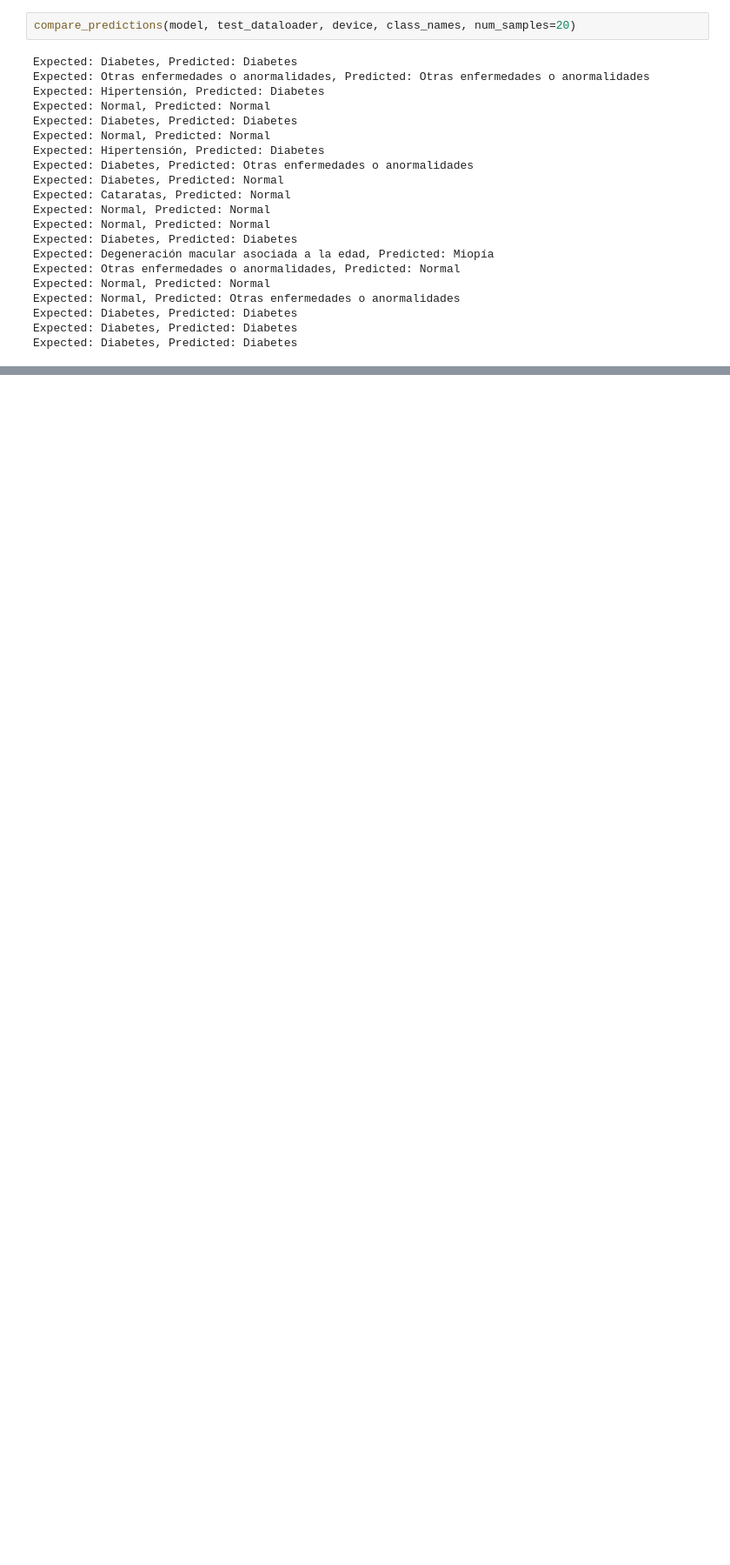
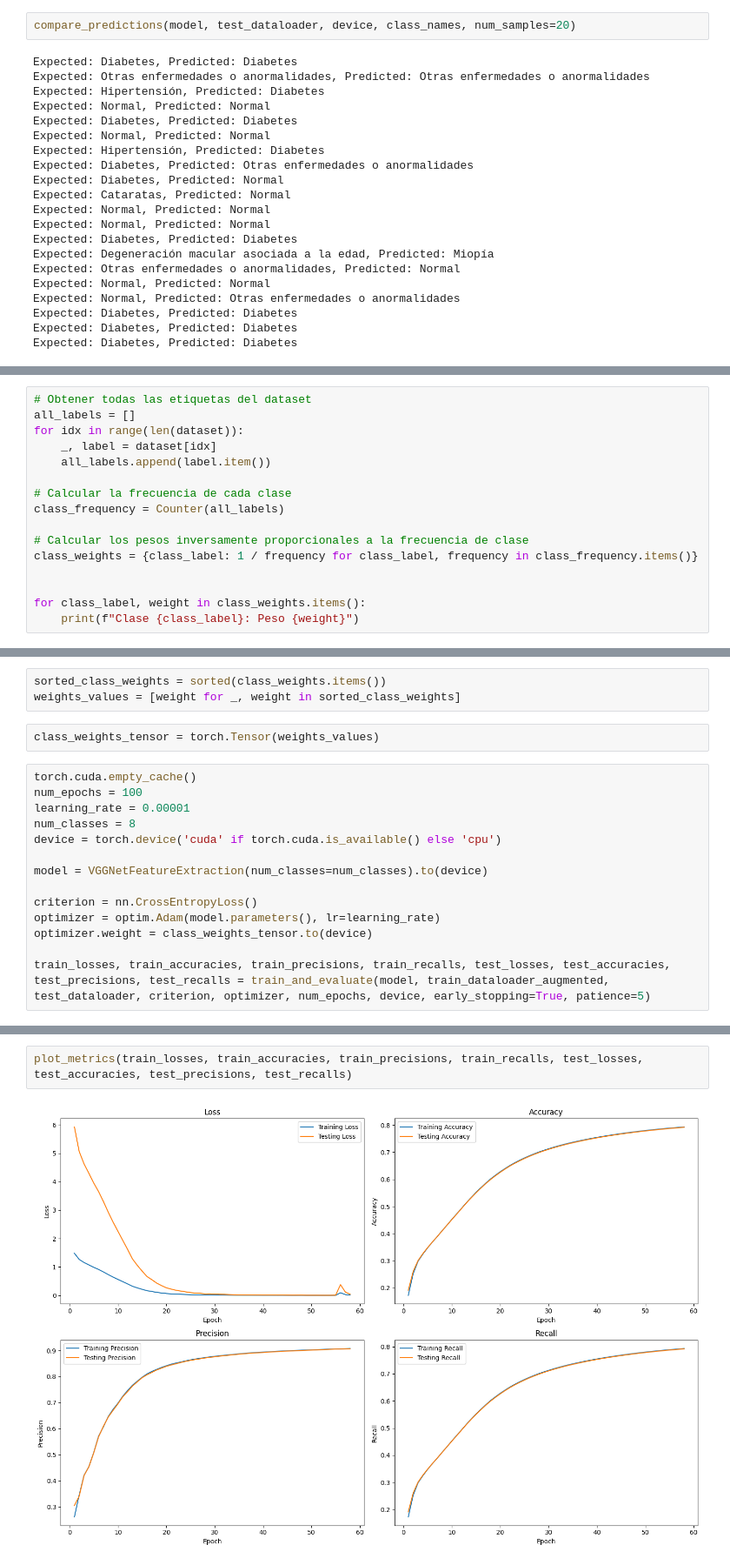
Before and after one commit to EnzoA/Ocular_Disease_Classification, a Jupyter notebook: vggnet.ipynb, the cells around one changed output, grey strips where cells are left out. Shown at 87% size. Cells and saved outputs as stored; diff of their text form; blank space fills up the shorter version.

```diff
--- a/vggnet.ipynb
+++ b/vggnet.ipynb
@@ -905,0 +915,16 @@ Expected: Diabetes, Predicted: Diabetes
+# %%
+# Obtener todas las etiquetas del dataset
+all_labels = []
+for idx in range(len(dataset)):
+    _, label = dataset[idx]
+    all_labels.append(label.item())
+
+# Calcular la frecuencia de cada clase
+class_frequency = Counter(all_labels)
+
+# Calcular los pesos inversamente proporcionales a la frecuencia de clase
+class_weights = {class_label: 1 / frequency for class_label, frequency in class_frequency.items()}
+
+
+for class_label, weight in class_weights.items():
+    print(f"Clase {class_label}: Peso {weight}")
@@ -905,0 +940,19 @@ Expected: Diabetes, Predicted: Diabetes
+# %%
+sorted_class_weights = sorted(class_weights.items())
+weights_values = [weight for _, weight in sorted_class_weights]
+# %%
+class_weights_tensor = torch.Tensor(weights_values)
+# %%
+torch.cuda.empty_cache()
+num_epochs = 100
+learning_rate = 0.00001
+num_classes = 8
+device = torch.device('cuda' if torch.cuda.is_available() else 'cpu')
+
+model = VGGNetFeatureExtraction(num_classes=num_classes).to(device)
+
+criterion = nn.CrossEntropyLoss()
+optimizer = optim.Adam(model.parameters(), lr=learning_rate)
+optimizer.weight = class_weights_tensor.to(device)
+
+train_losses, train_accuracies, train_precisions, train_recalls, test_losses, test_accuracies, test_precisions, test_recalls = train_and_evaluate(model, train_dataloader_augmented, test_dataloader, criterion, optimizer, num_epochs, device, early_stopping=True, patience=5)
@@ -905,0 +973,4 @@ Expected: Diabetes, Predicted: Diabetes
+# %%
+plot_metrics(train_losses, train_accuracies, train_precisions, train_recalls, test_losses, test_accuracies, test_precisions, test_recalls)
+# %% [output]
+[figure, added]
```
Also changed, not shown: parts of 7 cells of this notebook.
